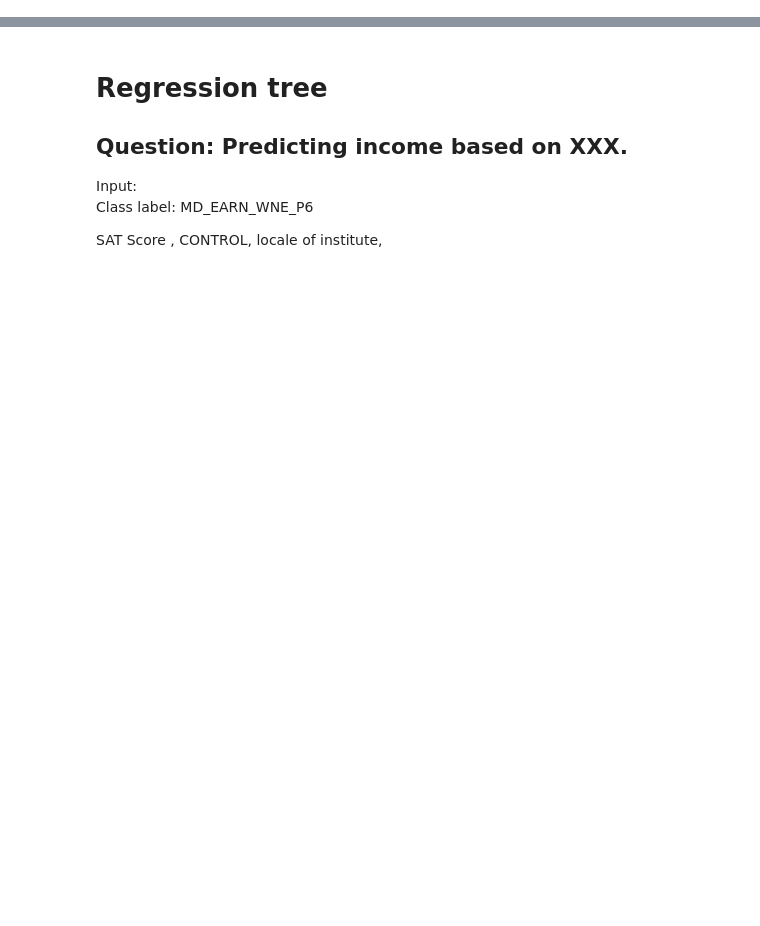
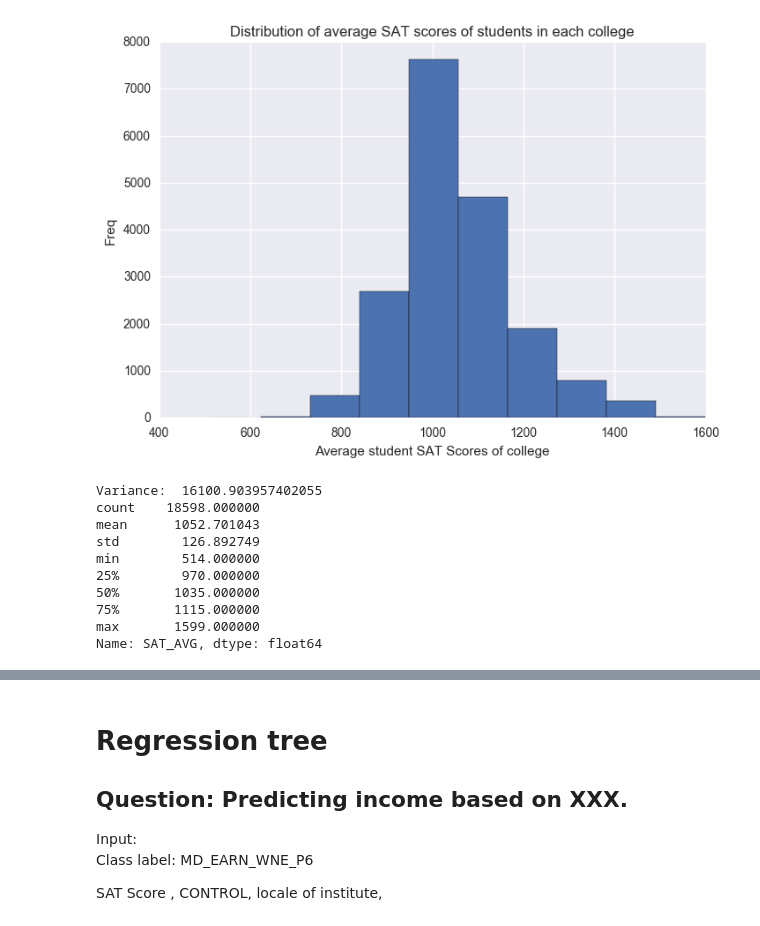
Before and after one commit to DarrylCheng/US-Dept-of-Education-College-Scorecard, a Jupyter notebook: US Dept of Education - College Scorecard.ipynb, the cells around one changed output, grey strips where cells are left out. Saved outputs shown, nothing was run; the diff lists cells and outputs as text; code cells hidden in the pictures; blank space fills up the shorter version.

```diff
--- a/US Dept of Education - College Scorecard.ipynb
+++ b/US Dept of Education - College Scorecard.ipynb
@@ -1,17 +25,8 @@
 # %%
-import pandas as pd
-import numpy as np
-import sqlite3
-import math
-import matplotlib.pyplot as plt
-import sklearn
-import scipy.stats as stats
-import seaborn as sns
-from sklearn import preprocessing
-from sklearn.metrics import r2_score
 con = sqlite3.connect('output/database.sqlite')
 data = pd.read_sql('SELECT UNITID, INSTNM, cast(SAT_AVG as int)SAT_AVG, cast(ACTENMID as int)ACTENMID, cast(ACTMTMID as int)ACTMTMID,\
                   cast(ACTWRMID as int)ACTWRMID, cast(TUITIONFEE_PROG as int)TUITIONFEE_PROG, cast(MD_EARN_WNE_P10 as int)MD_EARN_WNE_P10,\
                   cast(UNEMP_RATE as int) UNEMP_RATE, cast(MD_EARN_WNE_P6 as int)MD_EARN_WNE_P6, cast(ADM_RATE as int) ADM_RATE,\
                   cast(TUITIONFEE_IN as int) TUITIONFEE_IN,cast(TUITIONFEE_OUT as int) TUITIONFEE_OUT, CONTROL,STABBR from Scorecard', con)
 df_copy = data.copy()
+df = data.copy()
@@ -17,0 +71,30 @@ df_copy = data.copy()
+# %%
+# Clean NaN values from the variable we want to check
+def cleanVariable(variable_to_check):
+    df_SAT = df.copy()
+    #df_SAT = df_SAT[~np.isnan(df_SAT[variable_to_check])] #Remove NaN values
+    df_SAT = df_SAT[df_SAT[variable_to_check]>0]
+    return df_SAT
+# %%
+variable_to_check = "SAT_AVG"
+dfplt = cleanVariable(variable_to_check)
+plt.hist(dfplt[variable_to_check], bins=10)
+plt.xlabel("Average student SAT Scores of college")
+plt.ylabel("Freq")
+plt.title("Distribution of average SAT scores of students in each college")
+plt.show()
+
+print("Variance: ", np.var(dfplt[variable_to_check]))
+print(dfplt[variable_to_check].describe())
+# %% [output]
+[figure, added]
+Variance:  16100.903957402055
+count    18598.000000
+mean      1052.701043
+std        126.892749
+min        514.000000
+25%        970.000000
+50%       1035.000000
+75%       1115.000000
+max       1599.000000
+Name: SAT_AVG, dtype: float64
```
Also changed, not shown: parts of 41 cells of this notebook.
